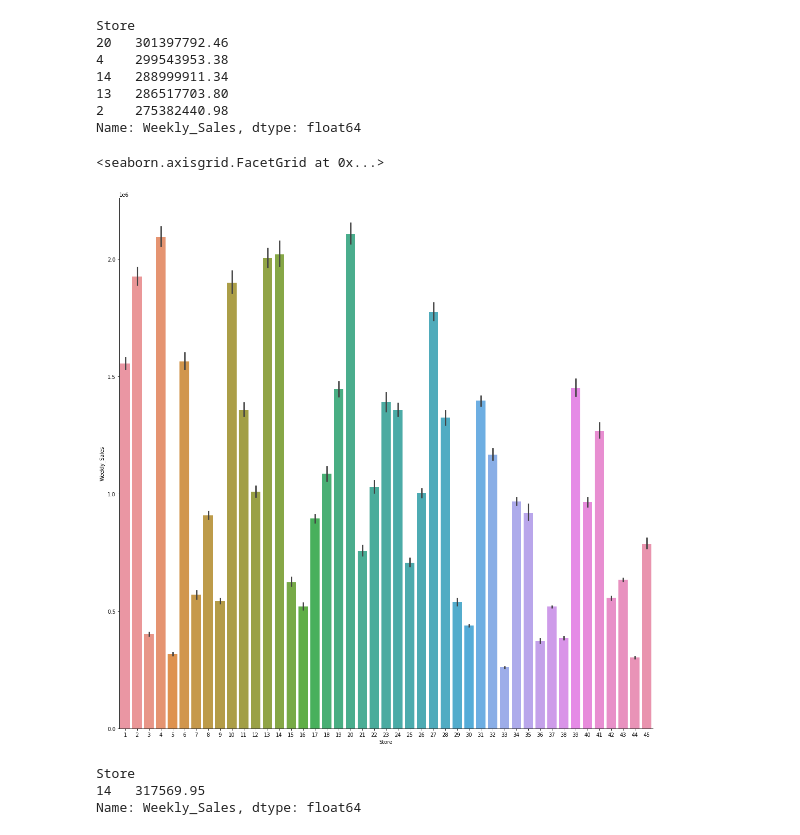
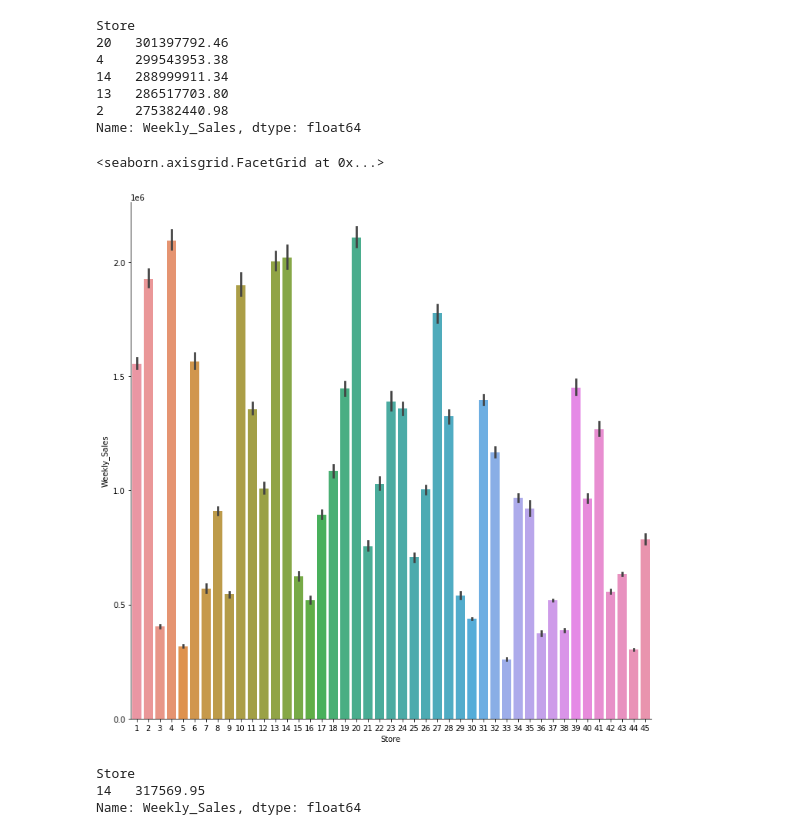
Before and after one commit to DamonReyes/Portfolio_Projects, a Jupyter notebook: Python/Retail Stores Analytics.ipynb, the cells around one changed output. Saved outputs shown, nothing was run; the diff lists cells and outputs as text; code cells hidden in the pictures.

```diff
--- a/Python/Retail Stores Analytics.ipynb
+++ b/Python/Retail Stores Analytics.ipynb
@@ -26,3 +26,7 @@ import matplotlib.pyplot as plt
 # %%
 # First view to the dataset's
 Store = pd.read_csv('Walmart_Store_sales.csv', parse_dates=['Date'])
+# %%
+palette = sns.color_palette("deep")
+sns.palplot(palette)
+sns.set_palette("deep")
@@ -124,10 +130,10 @@ Store
 2    275382440.98
 Name: Weekly_Sales, dtype: float64
 # %%
-sns.catplot(x="Store", y="Weekly_Sales", kind="bar",height=15 , data=Store)
+sns.catplot(x="Store", y="Weekly_Sales", kind="bar",height=10,data=Store)
 # %% [output]
 <seaborn.axisgrid.FacetGrid at 0x...>
-[figure, old version]
+[figure, new version]
 # %%
 Store.groupby('Store')['Weekly_Sales'].std().sort_values(ascending=False).head(1)
 # %% [output]
```
Also changed, not shown: parts of 40 cells of this notebook.
